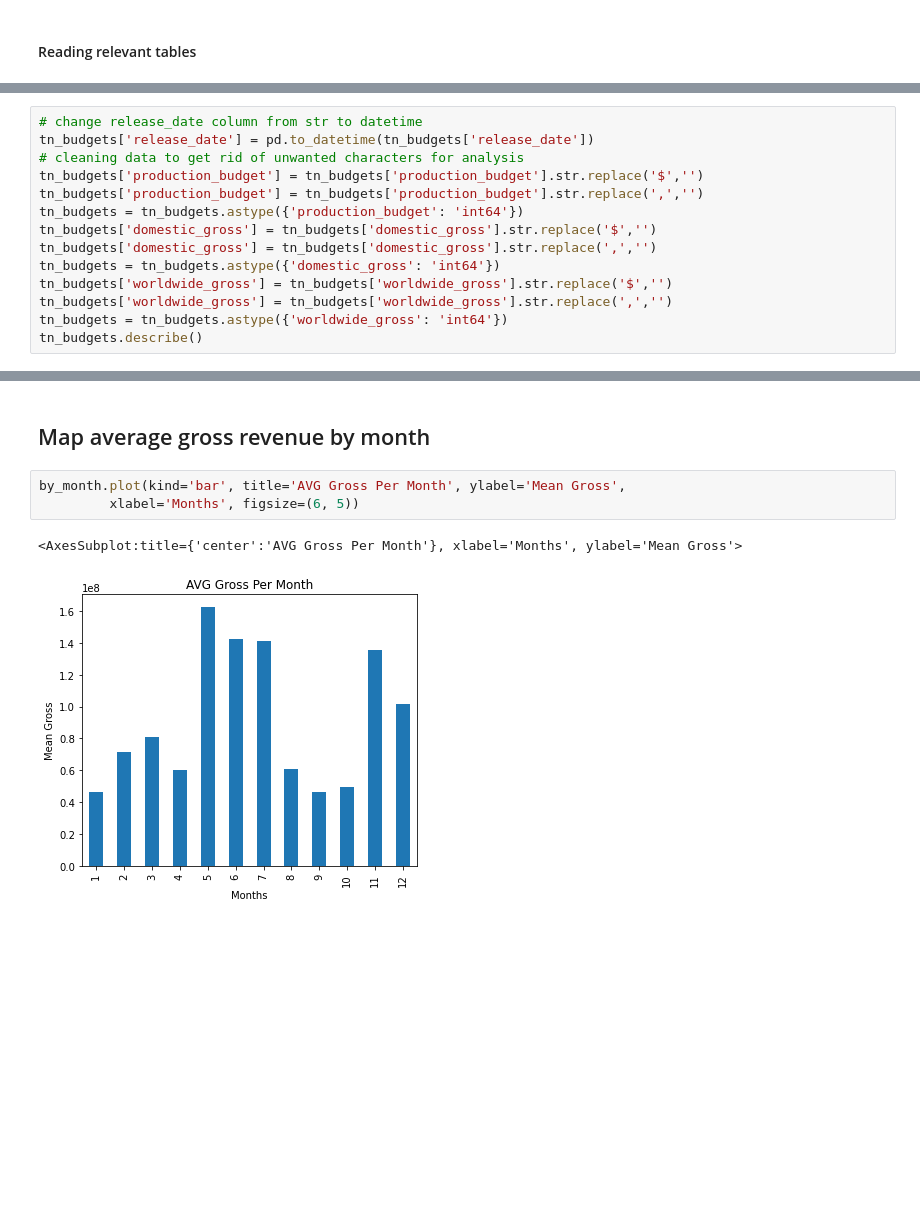
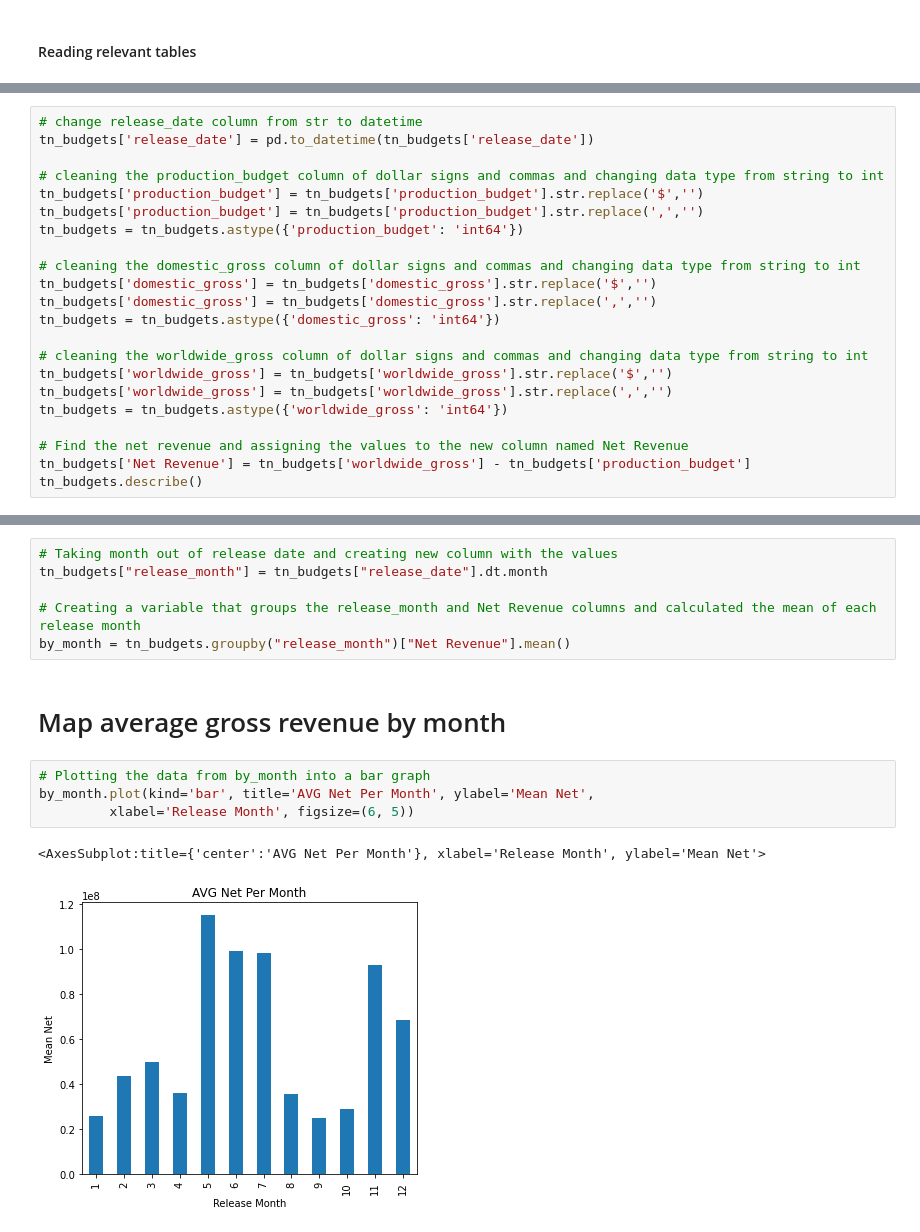
Before and after one commit to ndsecond/capstone-pod-7, a Jupyter notebook: notebooks/nuri-dir/Nuri.ipynb, the cells around one changed output, grey strips where cells are left out. Drawn from its saved outputs; the diff is of its cells as text; blank space fills up the shorter version.

```diff
--- a/notebooks/nuri-dir/Nuri.ipynb
+++ b/notebooks/nuri-dir/Nuri.ipynb
@@ -31,15 +34,23 @@ tn_budgets.head(10)
 # %%
 # change release_date column from str to datetime
 tn_budgets['release_date'] = pd.to_datetime(tn_budgets['release_date'])
-# cleaning data to get rid of unwanted characters for analysis
+
+# cleaning the production_budget column of dollar signs and commas and changing data type from string to int
 tn_budgets['production_budget'] = tn_budgets['production_budget'].str.replace('$','')
 tn_budgets['production_budget'] = tn_budgets['production_budget'].str.replace(',','')
 tn_budgets = tn_budgets.astype({'production_budget': 'int64'})
+
+# cleaning the domestic_gross column of dollar signs and commas and changing data type from string to int
 tn_budgets['domestic_gross'] = tn_budgets['domestic_gross'].str.replace('$','')
 tn_budgets['domestic_gross'] = tn_budgets['domestic_gross'].str.replace(',','')
 tn_budgets = tn_budgets.astype({'domestic_gross': 'int64'})
+
+# cleaning the worldwide_gross column of dollar signs and commas and changing data type from string to int
 tn_budgets['worldwide_gross'] = tn_budgets['worldwide_gross'].str.replace('$','')
 tn_budgets['worldwide_gross'] = tn_budgets['worldwide_gross'].str.replace(',','')
 tn_budgets = tn_budgets.astype({'worldwide_gross': 'int64'})
+
+# Find the net revenue and assigning the values to the new column named Net Revenue
+tn_budgets['Net Revenue'] = tn_budgets['worldwide_gross'] - tn_budgets['production_budget']
 tn_budgets.describe()
 # %% [output]
@@ -61,8 +75,15 @@ by_month = tn_budgets.groupby("release_month")["worldwide_gross"].mean()
+# %%
+# Taking month out of release date and creating new column with the values
+tn_budgets["release_month"] = tn_budgets["release_date"].dt.month
+
+# Creating a variable that groups the release_month and Net Revenue columns and calculated the mean of each release month
+by_month = tn_budgets.groupby("release_month")["Net Revenue"].mean()
 # %% [markdown]
-## Map average gross revenue by month
+# Map average gross revenue by month
 # %%
-by_month.plot(kind='bar', title='AVG Gross Per Month', ylabel='Mean Gross',
-         xlabel='Months', figsize=(6, 5))
+# Plotting the data from by_month into a bar graph
+by_month.plot(kind='bar', title='AVG Net Per Month', ylabel='Mean Net',
+         xlabel='Release Month', figsize=(6, 5))
 # %% [output]
-<AxesSubplot:title={'center':'AVG Gross Per Month'}, xlabel='Months', ylabel='Mean Gross'>
+<AxesSubplot:title={'center':'AVG Net Per Month'}, xlabel='Release Month', ylabel='Mean Net'>
-[figure, old version]
+[figure, new version]
```
Also changed, not shown: parts of 16 cells of this notebook.
